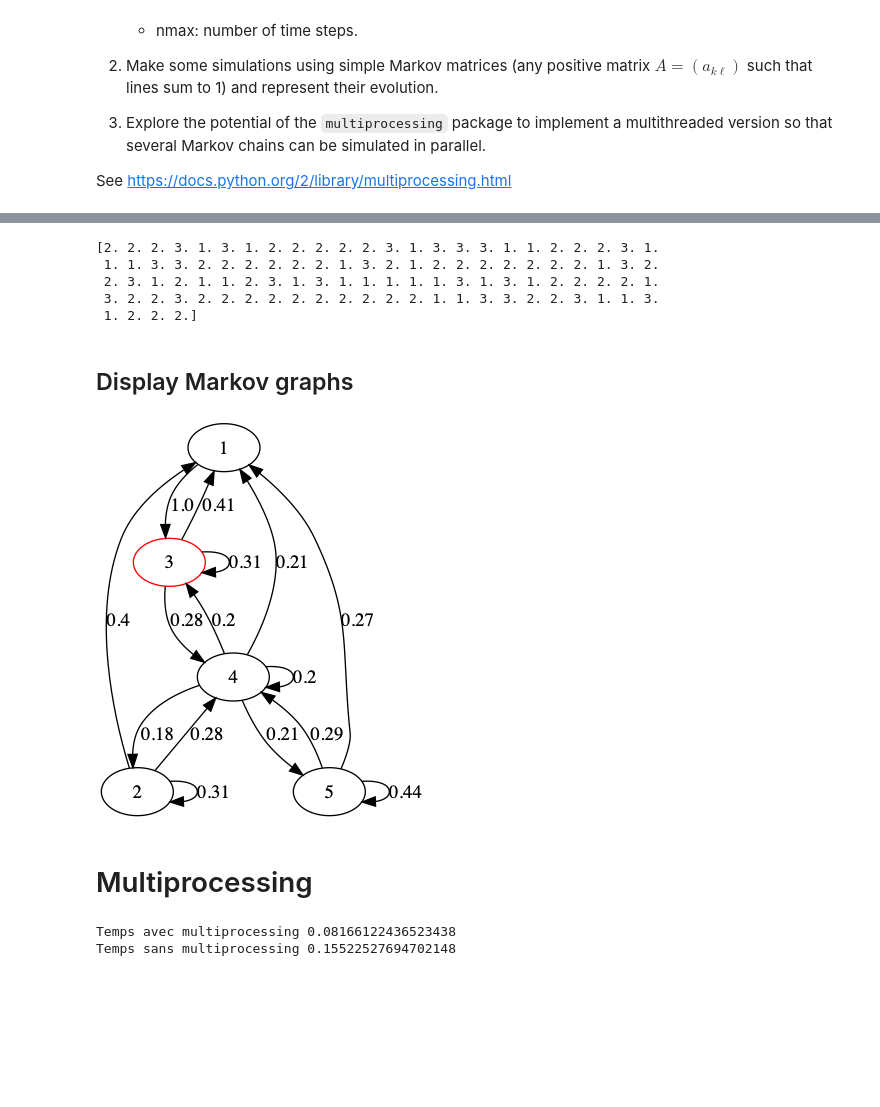
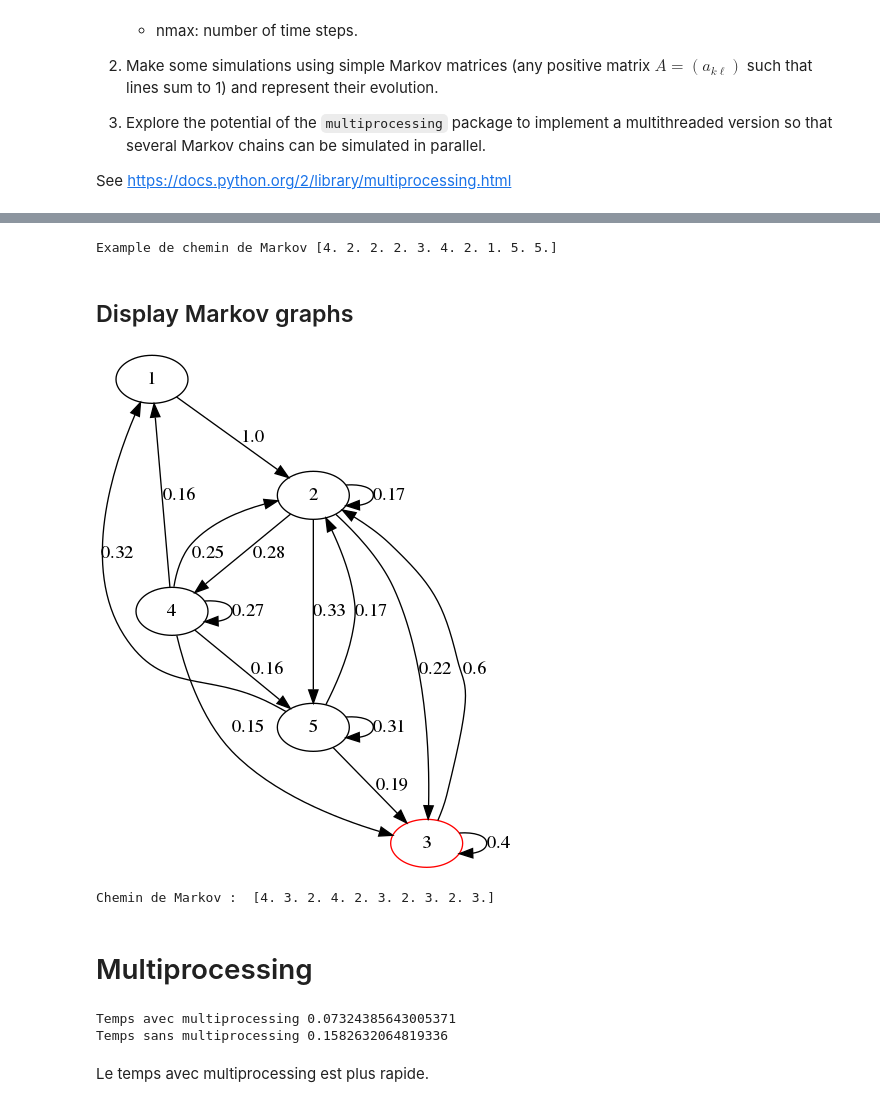
Before and after one commit to cindytrinh/Pyt_tps, a Jupyter notebook: TP5_DUROUCHOUX_TRINH/TP5/TP5_DUROUCHOUX_TRINH.ipynb, the cells around one changed output, grey strips where cells are left out. Drawn from its saved outputs; the diff is of its cells as text; code cells hidden in the pictures; blank space fills up the shorter version.

```diff
--- a/TP5_DUROUCHOUX_TRINH/TP5/TP5_DUROUCHOUX_TRINH.ipynb
+++ b/TP5_DUROUCHOUX_TRINH/TP5/TP5_DUROUCHOUX_TRINH.ipynb
@@ -330,17 +331,9 @@ def Markov(rho,A,nmax):
         #    i += 1
     return state
 
-A=np.array([[0.3,0.4,0.3],
-  [0.1,0.7,0.2],
-  [0.4,0.2,0.4]])
-rho=np.array([0.2,0.5,0.3])
-print(Markov(rho,A,100))
+print("Example de chemin de Markov",Markov(rho,A,10))
 # %% [output]
-[2. 2. 2. 3. 1. 3. 1. 2. 2. 2. 2. 2. 3. 1. 3. 3. 3. 1. 1. 2. 2. 2. 3. 1.
- 1. 1. 3. 3. 2. 2. 2. 2. 2. 2. 1. 3. 2. 1. 2. 2. 2. 2. 2. 2. 2. 1. 3. 2.
- 2. 3. 1. 2. 1. 1. 2. 3. 1. 3. 1. 1. 1. 1. 1. 3. 1. 3. 1. 2. 2. 2. 2. 1.
- 3. 2. 2. 3. 2. 2. 2. 2. 2. 2. 2. 2. 2. 2. 1. 1. 3. 3. 2. 2. 3. 1. 1. 3.
- 1. 2. 2. 2.]
+Example de chemin de Markov [4. 2. 2. 2. 3. 4. 2. 1. 5. 5.]
 # %% [markdown]
 ## Display Markov graphs
 # %%
@@ -407,22 +400,21 @@ def display_graph(graph):
 from IPython.display import clear_output
 import time
 
-def show_markov(rho,A,nmax,time_sleep=0.3):
+def show_markov(path,time_sleep=0.8):
     """
     Displays graph of Markov
 
     Parameters:
-    - rho : vector of probabilities for the initial state
-    - A : transition matrix
-    - nmax : number of time steps
-    - time_sleep : time when changing from one node to the other (default = 0.3)
+    - path : Markov path we want to display the graph of
 
     """
-    path = Markov(rho,A,nmax)
+
     for i in range(len(path)-1):
+        print("Chemin de Markov : ", path)
         display_graph(create_graph_node(A,path[i]))
         time.sleep(time_sleep)
         clear_output()
+        print("Chemin de Markov : ", path)
         display_graph(create_graph_edge(A,path[i],path[i+1]))
         time.sleep(time_sleep)
         clear_output()
@@ -430,21 +422,24 @@ def show_markov(rho,A,nmax,time_sleep=0.3):
 # %%
 #### Display Markov graph
 
 ## Settings
-time_sleep = 0.4 ### temps entre 2 noeuds rouges dans l'animation
+time_sleep = 1 ### temps entre 2 noeuds rouges dans l'animation
 threshold = 0.5 #### threshold is between 0 and 1, if it is to high, the transition matrix will be sparse.
 # if it is equal to 0, there won't be a lot of 0 elements in the transition matrix, so a lot of arrows in the graph,
 # which makes it messy
 number_states  = 5
 nb_time_steps = 10 ## number of time steps
 
 
 rho=generate_prob_array(number_states,0) # generates vector of probabilites for the initial state
 A=generate_a(number_states, threshold)
+markov_path = Markov (rho,A,nb_time_steps)
 
-show_markov(rho,A,nb_time_steps,time_sleep)
+show_markov(markov_path,time_sleep)
+print("Chemin de Markov : ", markov_path)
 # %% [output]
-[figure, old version]
+[figure, new version]
+Chemin de Markov :  [4. 3. 2. 4. 2. 3. 2. 3. 2. 3.]
 # %% [markdown]
 # Multiprocessing
 # %%
@@ -454,15 +449,16 @@ from time import time
 ### Multiprocessing
 
 if __name__ == '__main__':
-    start=time()
-    nmax=10
+    start = time.time()
+    # Generate 3 transitions matrix
     A1 = generate_a(6)
     A2 = generate_a(6)
     A3 = generate_a(6)
+    # Generate 3 vectors of probabilities for initial state
     rho1 = generate_prob_array(6,0)
     rho2 = generate_prob_array(6,0)
     rho3 = generate_prob_array(6,0)
-    p1 = Process(target = Markov,args = (rho1,A1,10000))
+    p1 = Process(target = Markov,args = (rho1,A1,10000)) # Markov chain avec 10000 time steps
     p2 = Process(target = Markov,args = (rho2,A2,10000))
     p3 = Process(target = Markov,args = (rho3,A3,10000))
     p1.start()
@@ -471,21 +467,20 @@ if __name__ == '__main__':
     p1.join()
     p2.join()
     p3.join()
-    print("Temps avec multiprocessing",time()-start)
+    print("Temps avec multiprocessing",time.time()-start)
 
 
 
 #### Sequantial
-start = time()
-state1 = [0 for i in range(nmax)]
-state2 = [0 for i in range(nmax)]
-state3 = [0 for i in range(nmax)]
+start = time.time()
 Markov(rho1,A1,10000)
 Markov(rho2,A2,10000)
 Markov(rho3,A3,10000)
-print("Temps sans multiprocessing",time()-start)
+print("Temps sans multiprocessing",time.time()-start)
 # %% [output]
-Temps avec multiprocessing 0.08166122436523438
-Temps sans multiprocessing 0.15522527694702148
+Temps avec multiprocessing 0.07324385643005371
+Temps sans multiprocessing 0.1582632064819336
+# %% [markdown]
+Le temps avec multiprocessing est plus rapide.
 # %%
 from multiprocessing import Process
```
Also changed, not shown: parts of 7 cells of this notebook, 4 other files.
